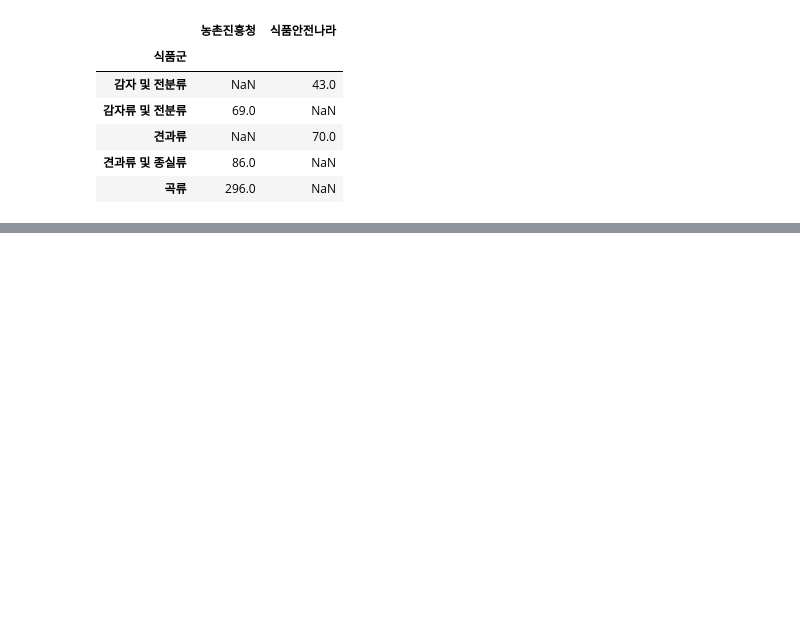
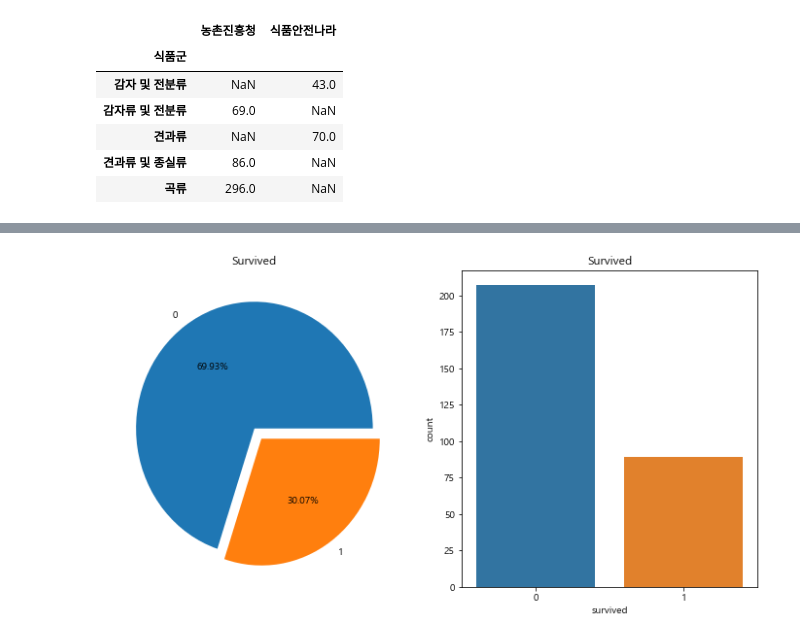
Before and after one commit to JAICHANGPARK/DataExperiment_Python, a Jupyter notebook: 02_food_analysis/analysis/20180717/code/9_revision_01.ipynb, the cells around one changed output, grey strips where cells are left out. Drawn from its saved outputs; the diff is of its cells as text; code cells hidden in the pictures; blank space fills up the shorter version.

```diff
--- a/02_food_analysis/analysis/20180717/code/9_revision_01.ipynb
+++ b/02_food_analysis/analysis/20180717/code/9_revision_01.ipynb
@@ -278,0 +368,2 @@ merge_food_group.to_excel('../output/merge_food_group.xlsx')
+# %%
+rate = gokryu_frame['protein'] / gokryu_frame['carbohydrate']
@@ -278,0 +374,12 @@ merge_food_group.to_excel('../output/merge_food_group.xlsx')
+# %%
+rate = rate.tolist()
+# %%
+survived = []
+for i,x in enumerate(rate):
+#     print(i,x)
+    if low_rate <= x <= high_rate:
+        survived.append(1)
+    else:
+        survived.append(0)
+# %%
+gokryu_frame['survived'] = survived
@@ -278,0 +407,12 @@ merge_food_group.to_excel('../output/merge_food_group.xlsx')
+# %%
+f,ax=plt.subplots(1,2,figsize=(12,6))
+
+gokryu_frame['survived'].value_counts().plot.pie(explode=[0,0.1],autopct='%1.2f%%',ax=ax[0])
+ax[0].set_title('Survived')
+ax[0].set_ylabel('')
+
+sns.countplot('survived',data=gokryu_frame,ax=ax[1])
+ax[1].set_title('Survived')
+plt.show()
+# %% [output]
+[figure, added]
```
Also changed, not shown: parts of 22 cells of this notebook, 4 other files.
